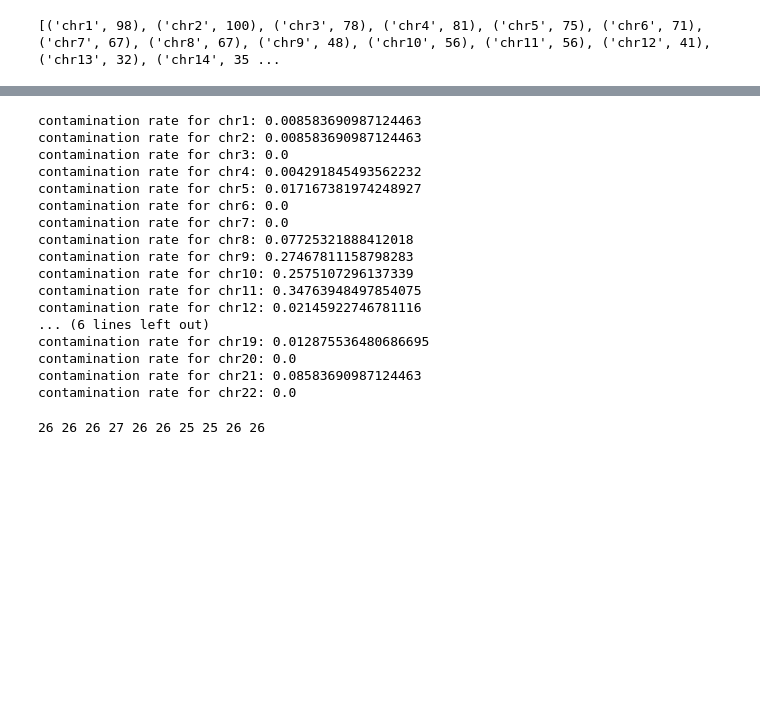
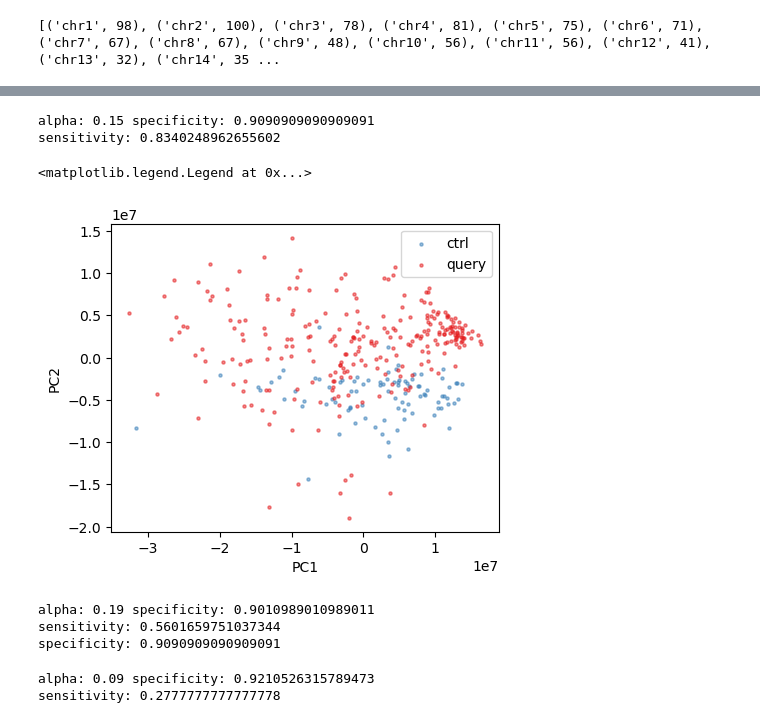
Before and after one commit to deepomicslab/Genome-wide-coverage-profiling, a Jupyter notebook: segment_convergence_outlier_detection.ipynb, the cells around one changed output, grey strips where cells are left out. Cells and saved outputs as stored; diff of their text form; code cells hidden in the pictures; blank space fills up the shorter version.

```diff
--- a/segment_convergence_outlier_detection.ipynb
+++ b/segment_convergence_outlier_detection.ipynb
@@ -180,4 +108,4 @@ samples = arr_file['samples']
 ctrl = [i for i in range(len(samples)) if samples[i].startswith('Ctrl')]
 ctdna = [i for i in range(len(samples)) if i not in ctrl] # and samples[i].endswith('_1')
 ega7080_ctrl = get_arr('../../merged_table_no_correction_EGA7080_10kb.npz',columns=ctrl,k=k)
-ega7080_ctdna = get_arr('../../merged_table_no_correction_EGA7080_10kb.npz',columns=ctdna,k=k)
+ega7080_ctdna = get_arr('../../merged_table_no_correction_EGA7080_10kb.npz',columns=ctdna,k=k,print_ends=True)
@@ -494,27 +214,0 @@ def contamination_test(chrom,test_set=hstack((batch2,batch3,batch4,batch5,batch6
-# %%
-for ch in range(22):
-    chrom = 'chr'+str(ch+1)
-    contamination_test(chrom)
-# %% [output]
-contamination rate for chr1: 0.008583690987124463
-contamination rate for chr2: 0.008583690987124463
-contamination rate for chr3: 0.0
-contamination rate for chr4: 0.004291845493562232
-contamination rate for chr5: 0.017167381974248927
-contamination rate for chr6: 0.0
-contamination rate for chr7: 0.0
-contamination rate for chr8: 0.07725321888412018
-contamination rate for chr9: 0.27467811158798283
-contamination rate for chr10: 0.2575107296137339
-contamination rate for chr11: 0.34763948497854075
-contamination rate for chr12: 0.02145922746781116
-... (6 lines left out)
-contamination rate for chr19: 0.012875536480686695
-contamination rate for chr20: 0.0
-contamination rate for chr21: 0.08583690987124463
-contamination rate for chr22: 0.0
-# %%
-print(batch1.shape[1],batch2.shape[1],batch3.shape[1],batch4.shape[1],batch5.shape[1],
-      batch6.shape[1],batch7.shape[1],batch8.shape[1],batch9.shape[1],batch10.shape[1])
-# %% [output]
-26 26 26 27 26 26 25 25 26 26
@@ -520,0 +255,44 @@ print(batch1.shape[1],batch2.shape[1],batch3.shape[1],batch4.shape[1],batch5.sha
+# %%
+# matched task, use at least 90% control samples for covariance estimate, i.e., support_fraction=0.9
+alpha = Calculate_alpha(rega7080_ctrl,spe=0.9,support_fraction=0.9)
+predY = ensemble_clf(rega7080_ctdna,rega7080_ctrl,alpha=alpha,support_fraction=0.9,return_raw=False)
+sens,spec = evaluate_performance(predY,[1]*241)
+print('sensitivity:',sens)
+# %% [output]
+alpha: 0.15 specificity: 0.9090909090909091
+sensitivity: 0.8340248962655602
+# %%
+fig, axs = plt.subplots(ncols=1, figsize=(5, 4))
+pca = PCA(n_components=2)
+X = hstack((rctrl38s,rctrl29s,rega5343_ctrl,rega7080_ctdna,rega7080_ctrl)).T
+X_r = pca.fit_transform(X)
+y = array([0]*91+[1]*263)
+target_names = ['ctrl','query']
+colors = sns.color_palette("Set1", 2)[::-1]
+for color, i, target_name in zip(colors, [0, 1], target_names):
+    axs.scatter(X_r[y == i, 0], X_r[y == i, 1], color=color, alpha=.5, s=5, label=target_name)
+axs.set_xlabel('PC1');axs.set_ylabel('PC2');axs.legend()
+# %% [output]
+<matplotlib.legend.Legend at 0x...>
+[figure, added]
+# %%
+# unmatched task, multiple control sets are used, making differences within control larger, use 70% samples for covaraince estimate
+# PCA plot shows substantial overlap between ctrl set and the query set
+alpha = Calculate_alpha(hstack((rctrl38s,rctrl29s,rega5343_ctrl)),spe=0.9,support_fraction=0.7)
+predY = ensemble_clf(hstack((rega7080_ctdna,rega7080_ctrl)),hstack((rctrl38s,rctrl29s,rega5343_ctrl)),alpha=alpha,support_fraction=0.7,return_raw=False)
+sens,spec = evaluate_performance(predY,[1]*241+[0]*22)
+print('sensitivity:',sens)
+print('specificity:',spec)
+# %% [output]
+alpha: 0.19 specificity: 0.9010989010989011
+sensitivity: 0.5601659751037344
+specificity: 0.9090909090909091
+# %%
+# matched task
+alpha = Calculate_alpha(rctrl38s,spe=0.9,support_fraction=0.9)
+predY = ensemble_clf(rctdna36s,rctrl38s,alpha=alpha,support_fraction=0.9,return_raw=False)
+sens,spec = evaluate_performance(predY,[1]*36)
+print('sensitivity:',sens)
+# %% [output]
+alpha: 0.09 specificity: 0.9210526315789473
+sensitivity: 0.2777777777777778
```
Also changed, not shown: parts of 38 cells of this notebook, 1 other file.
